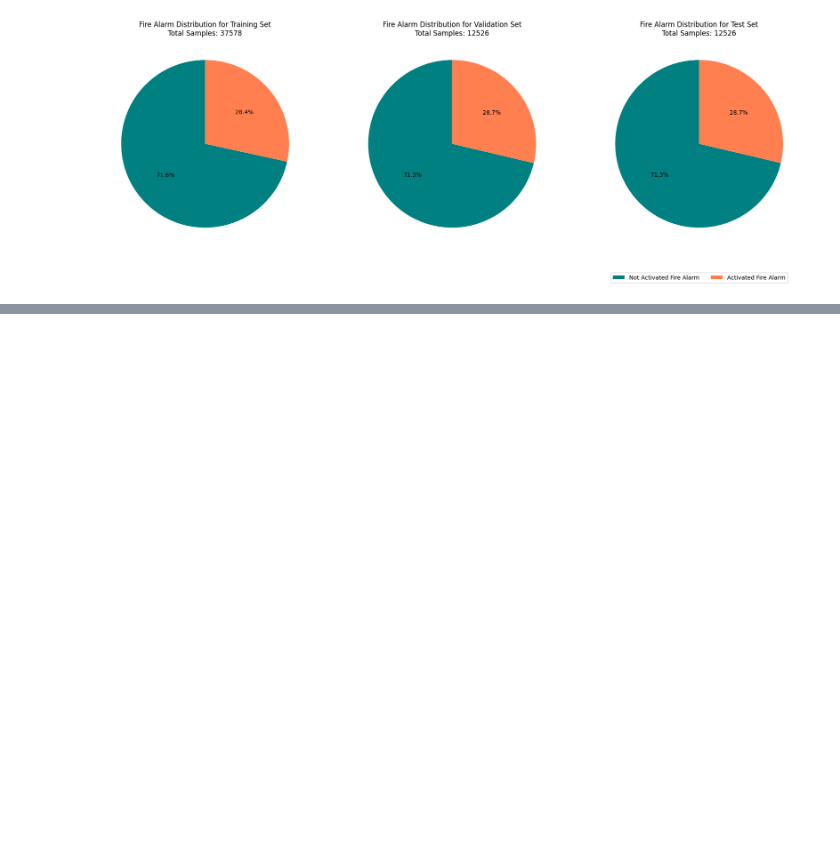
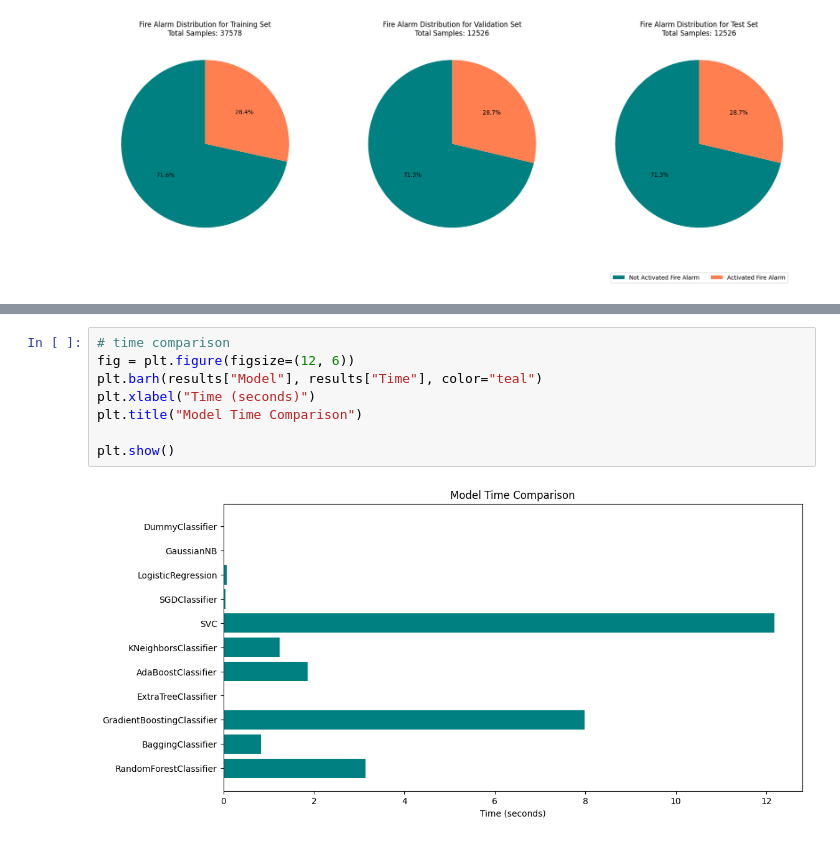
Before and after one commit to bernagit/machine_learning, a Jupyter notebook: main.ipynb, the cells around one changed output, grey strips where cells are left out. Saved outputs shown, nothing was run; the diff lists cells and outputs as text; blank space fills up the shorter version.

```diff
--- a/main.ipynb
+++ b/main.ipynb
@@ -390,0 +464,10 @@ plt.show()
+# %%
+# time comparison
+fig = plt.figure(figsize=(12, 6))
+plt.barh(results["Model"], results["Time"], color="teal")
+plt.xlabel("Time (seconds)")
+plt.title("Model Time Comparison")
+
+plt.show()
+# %% [output]
+[figure, added]
```
Also changed, not shown: parts of 14 cells of this notebook.
